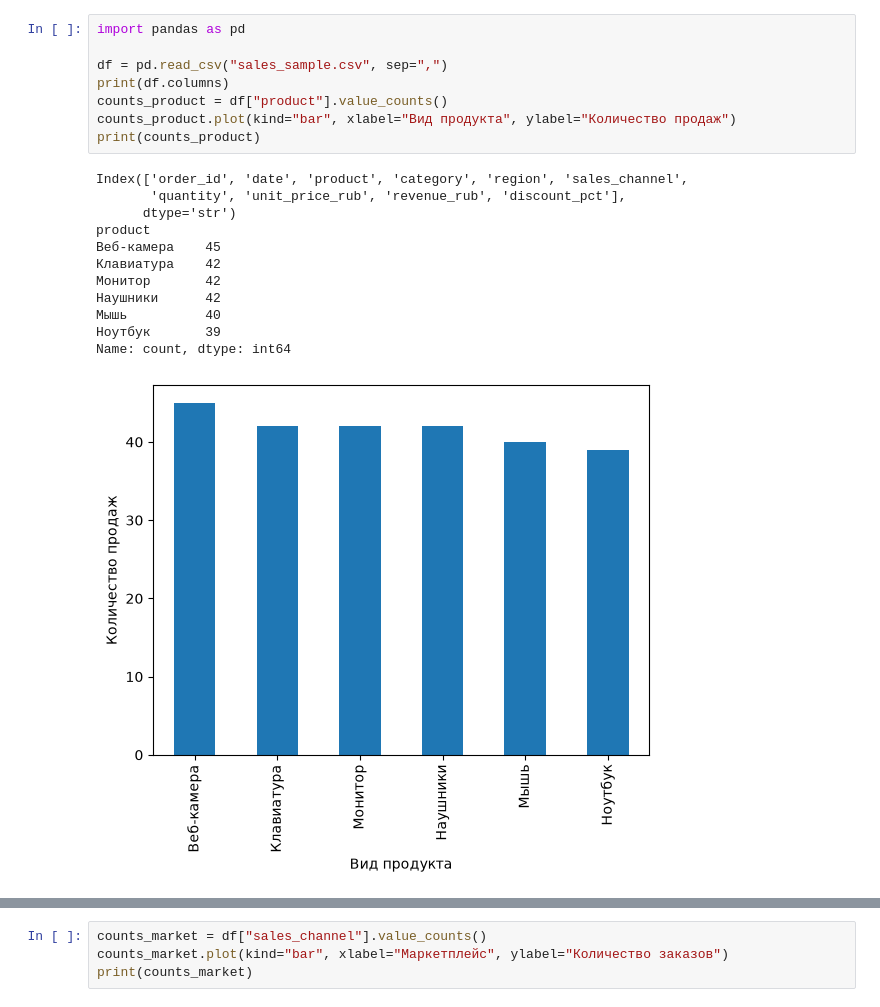
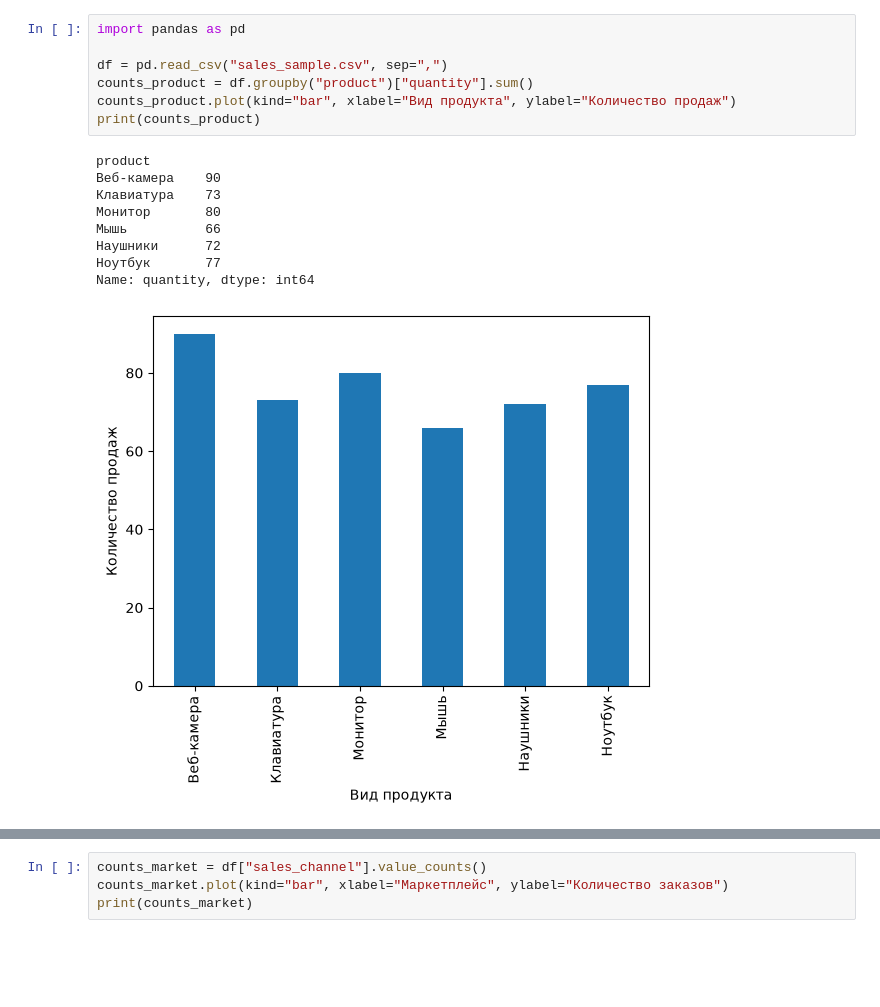
Before and after one commit to Kripchik243/Sales, a Jupyter notebook: sales.ipynb, the cells around one changed output, grey strips where cells are left out. Drawn from its saved outputs; the diff is of its cells as text; blank space fills up the shorter version.

```diff
--- a/sales.ipynb
+++ b/sales.ipynb
@@ -21,22 +1,18 @@ Note: you may need to restart the kernel to use updated packages.
 # %%
 import pandas as pd
 
 df = pd.read_csv("sales_sample.csv", sep=",")
-print(df.columns)
-counts_product = df["product"].value_counts()
+counts_product = df.groupby("product")["quantity"].sum()
 counts_product.plot(kind="bar", xlabel="Вид продукта", ylabel="Количество продаж")
 print(counts_product)
 # %% [output]
-Index(['order_id', 'date', 'product', 'category', 'region', 'sales_channel',
-       'quantity', 'unit_price_rub', 'revenue_rub', 'discount_pct'],
-      dtype='str')
 product
-Веб-камера    45
-Клавиатура    42
-Монитор       42
-Наушники      42
-Мышь          40
-Ноутбук       39
-Name: count, dtype: int64
+Веб-камера    90
+Клавиатура    73
+Монитор       80
+Мышь          66
+Наушники      72
+Ноутбук       77
+Name: quantity, dtype: int64
-[figure, old version]
+[figure, new version]
 # %%
```
Also changed, not shown: parts of 3 cells of this notebook.
